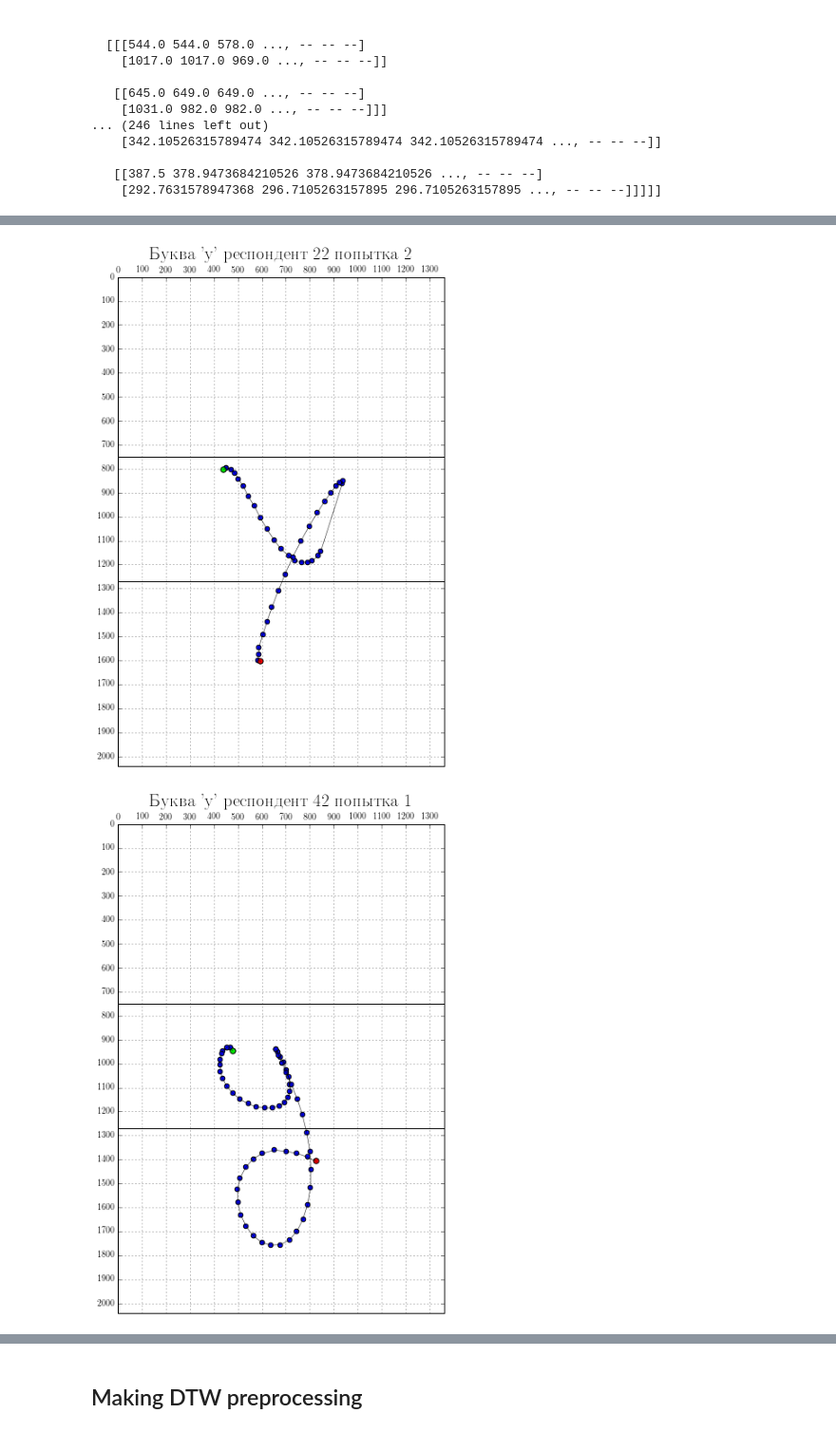
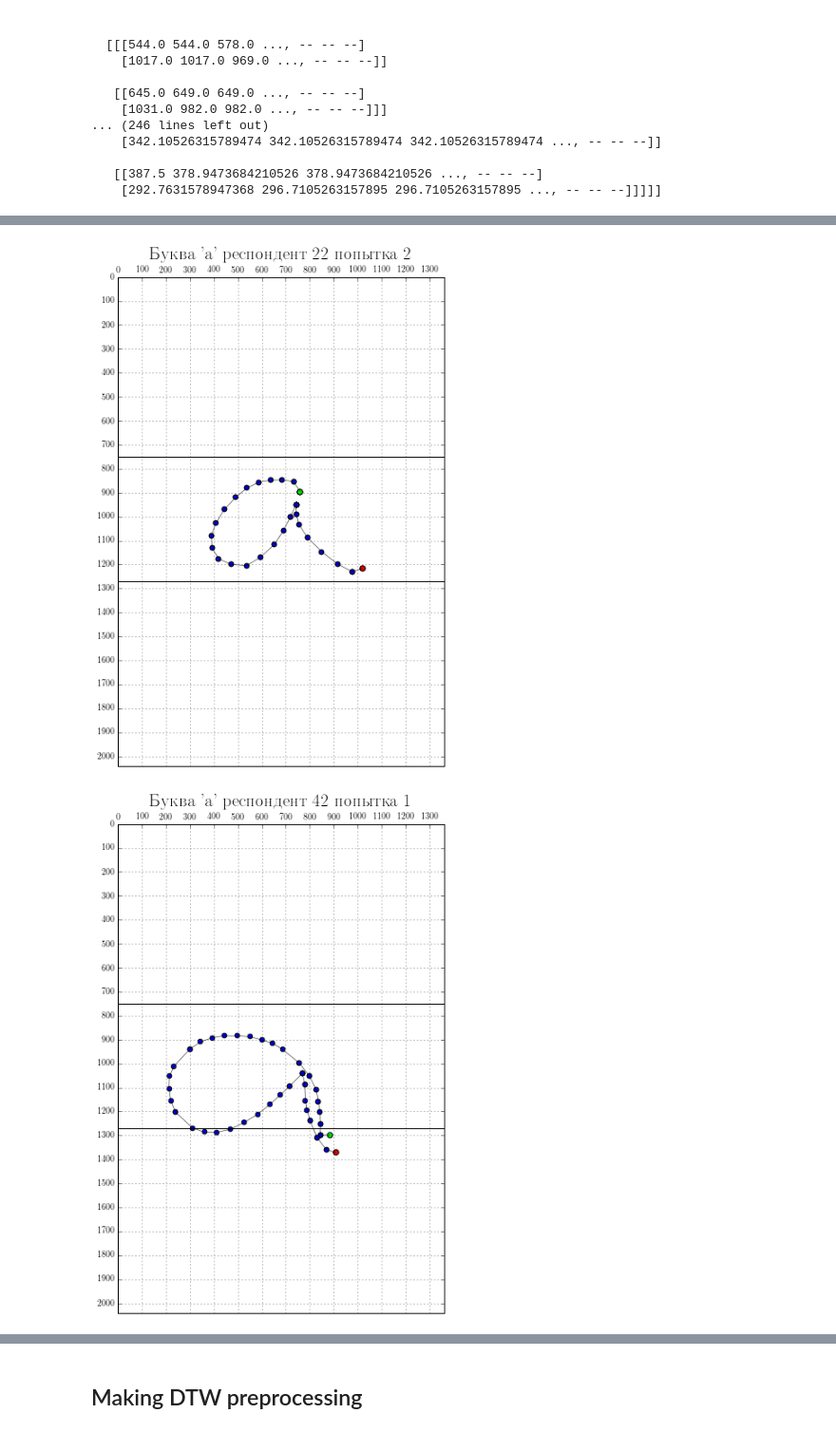
Before and after one commit to kvas7andy/OHR_SmoothSVM, a Jupyter notebook: KV_hw/KV_hw_svm_1.ipynb, the cells around one changed output, grey strips where cells are left out. Shown: that part at 95% size. Drawn from its saved outputs; the diff is of its cells as text; code cells hidden in the pictures.

```diff
--- a/KV_hw/KV_hw_svm_1.ipynb
+++ b/KV_hw/KV_hw_svm_1.ipynb
@@ -38,7 +35,7 @@ from os import walk
 
 r_strokenum = re.compile('\s+NUMSTROKES (\d)')
 r_pntnum = re.compile('\s+POINTS (\d+) #*')
-r_word = re.compile('WORD ([a-zA-Z]) (trn|tst)_(UJI|UPV)_W(\d\d)-(01|02)', re.A)
+r_word = re.compile('WORD ([a-zA-Z0-9]) (trn|tst)_(UJI|UPV)_W(\d\d)-(01|02)', re.A)
 strokenum = 0
 num = 0
 cnt = 0
@@ -64,11 +61,13 @@ for line in it_text:
             max_d = num
             #print(letter, max_d) - Напечатать буквы макимизирующие вырпжение
 # %%
-keys = ["a", "b", "c", "d", "e", "f", "g", "h", "i", "j", "k", "l", "m",
- "n", "o", "p", "q", "r", "s", "t", "u", "v", "w", "x", "y", "z",
- "A", "B", "C", "D", "E", "F", "G", "H", "I", "J", "K", "L", "M",
- "N", "O", "P", "Q", "R", "S", "T", "U", "V", "W", "X", "Y", "Z"]
-values = list(range(len(keys)))
+keys = np.array(["0", "o", "O", "1", "2", "3", "4", "5", "6", "7", "8", "9",
+        "a", "b", "c", "d", "e", "f", "g", "h", "i", "j", "k", "l", "m",
+        "n", "p", "q", "r", "s", "t", "u", "v", "w", "x", "y", "z",
+        "A", "B", "C", "D", "E", "F", "G", "H", "I", "J", "K", "L", "M",
+        "N", "P", "Q", "R", "S", "T", "U", "V", "W", "X", "Y", "Z"])
+values = np.array(list(range(len(keys))))
+y_values = np.array([0, 0, 0] + list(range(1, 10)) + list(range(10, 10 + 25)) + list(range(10, 10 + 25)))
 lexicon = dict(zip(keys, values))
 anti_lexicon = dict(zip(values, keys))
 frame_size = np.array([13.6, 20.4])
@@ -86,5 +85,5 @@ Mbytes in data stored as masked arrays with length 392: 37.32422 Mb
 # %%
-r_word = re.compile('WORD ([a-zA-Z]) (trn|tst)_(UJI|UPV)_W(\d\d)-(01|02)', re.A)
+r_word = re.compile('WORD ([a-zA-Z0-9]) (trn|tst)_(UJI|UPV)_W(\d\d)-(01|02)', re.A)
 r_pntnum = re.compile('\s+POINTS (\d+) #((\s+-?\d+)*)')
 
 it_text = iter(text_data)
@@ -166,5 +165,5 @@ def vis_letters(letter_index, real_data,frame=frame_size, ratio=UJI_ratio, vert_
 # %%
 for writer in range(1, 60, 20):
     for repet in range(2):
-        vis_letters((lexicon['y'], writer, repet), real_data)
+        vis_letters((lexicon['a'], writer, repet), real_data)
 # %% [output]
@@ -174,2 +173,2 @@ for writer in range(1, 60, 20):
-[figure, old version]
+[figure, new version]
-[figure, old version]
+[figure, new version]
```
Also changed, not shown: parts of 15 cells of this notebook, 1 other file.
